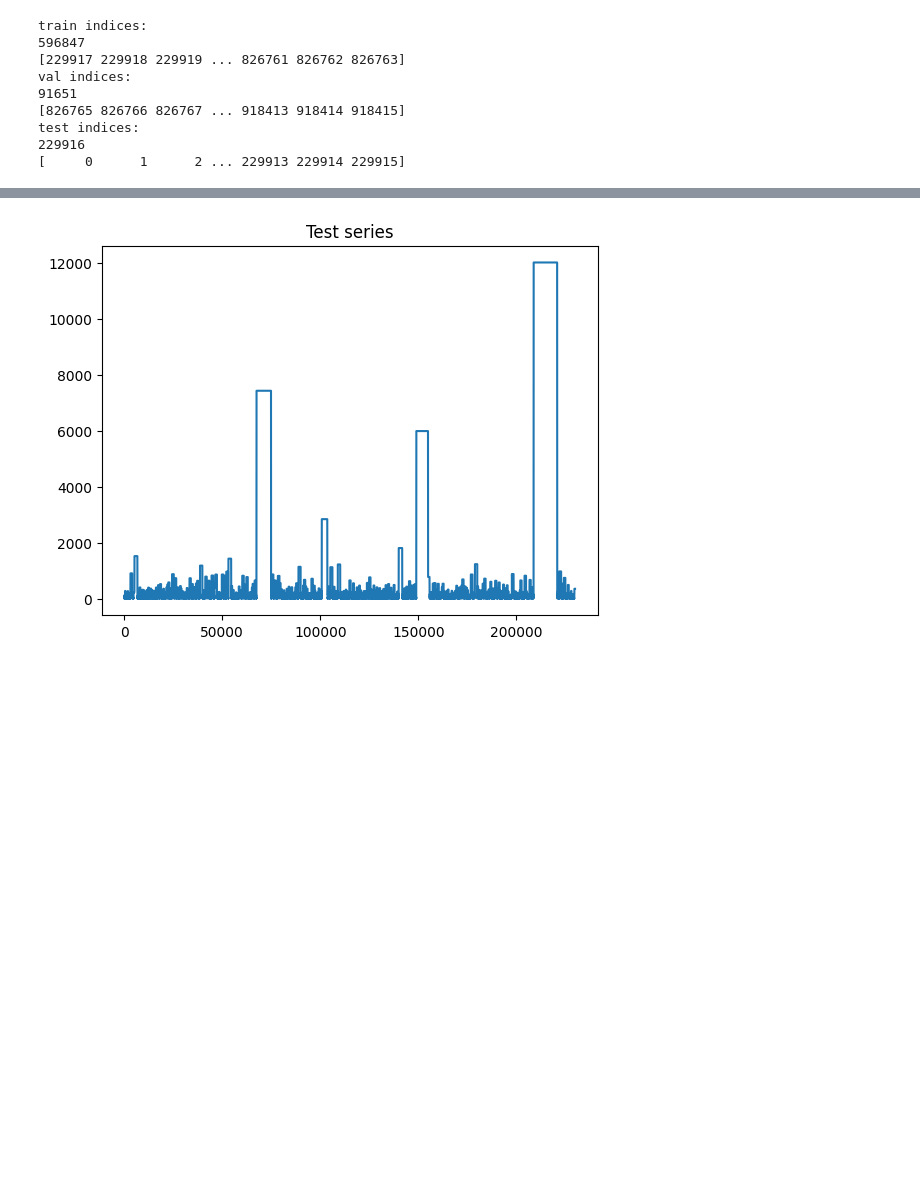
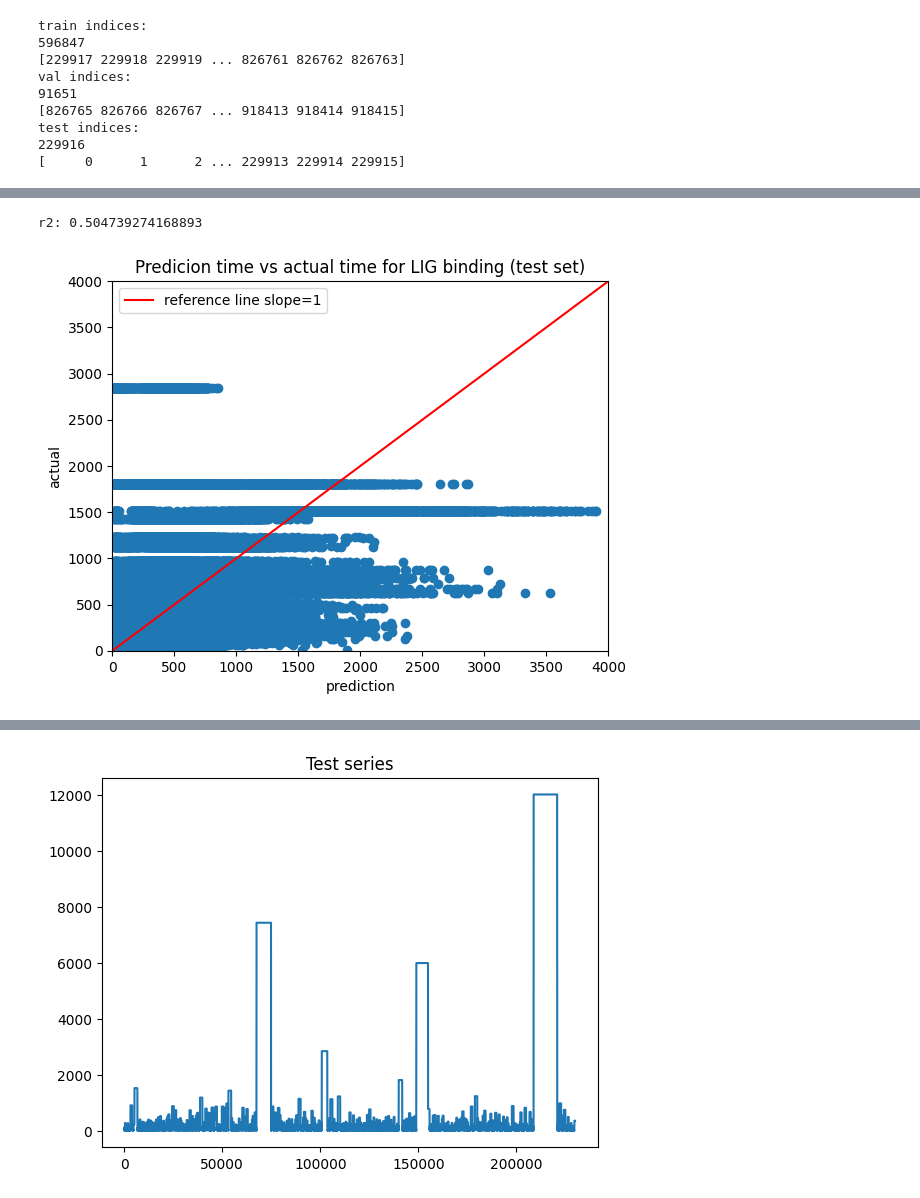
Before and after one commit to jack-mcmahon/Binding_Time_Prediction, a Jupyter notebook: byframe_res_time_regression.ipynb, the cells around one changed output, grey strips where cells are left out. Cells and saved outputs as stored; diff of their text form; code cells hidden in the pictures; blank space fills up the shorter version.

```diff
--- a/byframe_res_time_regression.ipynb
+++ b/byframe_res_time_regression.ipynb
@@ -469,0 +508,18 @@ Line Parameters: [   5.90468905 -459.41190083]
+# %%
+plt.scatter(ap2,al2)
+r=np.corrcoef(ap2[:,0], al2[:,0])
+print("r2:",r[0,1])
+
+x = np.linspace(0, 4000,20)
+y = 1*x
+plt.plot(x,y,c='r', label='reference line slope=1')
+plt.title("Predicion time vs actual time for LIG binding (test set)")
+plt.ylabel('actual')
+plt.legend()
+plt.xlabel('prediction')
+plt.ylim([0,4000])
+plt.xlim([0,4000])
+plt.show()
+# %% [output]
+r2: 0.504739274168893
+[figure, added]
```
Also changed, not shown: parts of 15 cells of this notebook.
